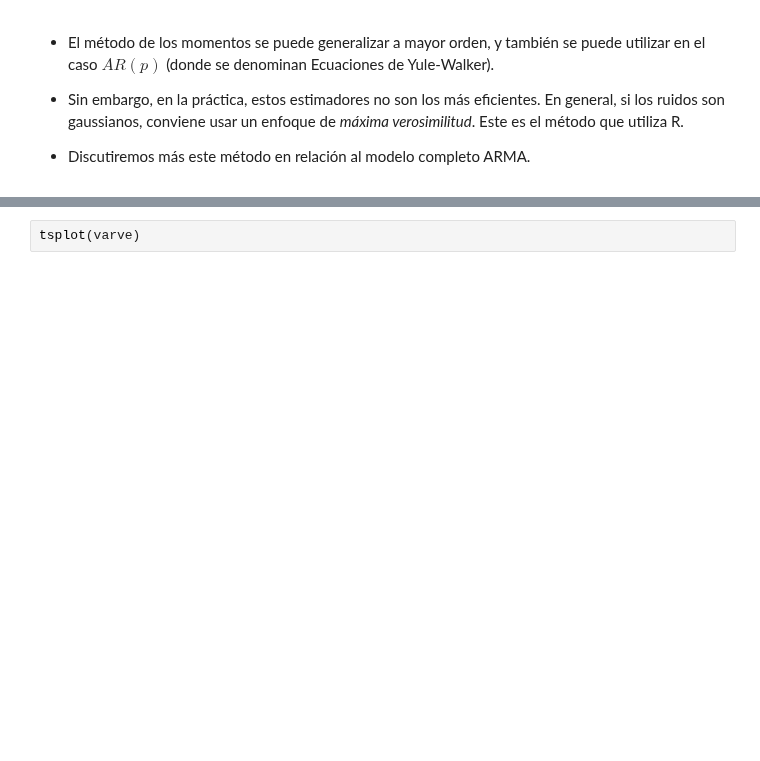
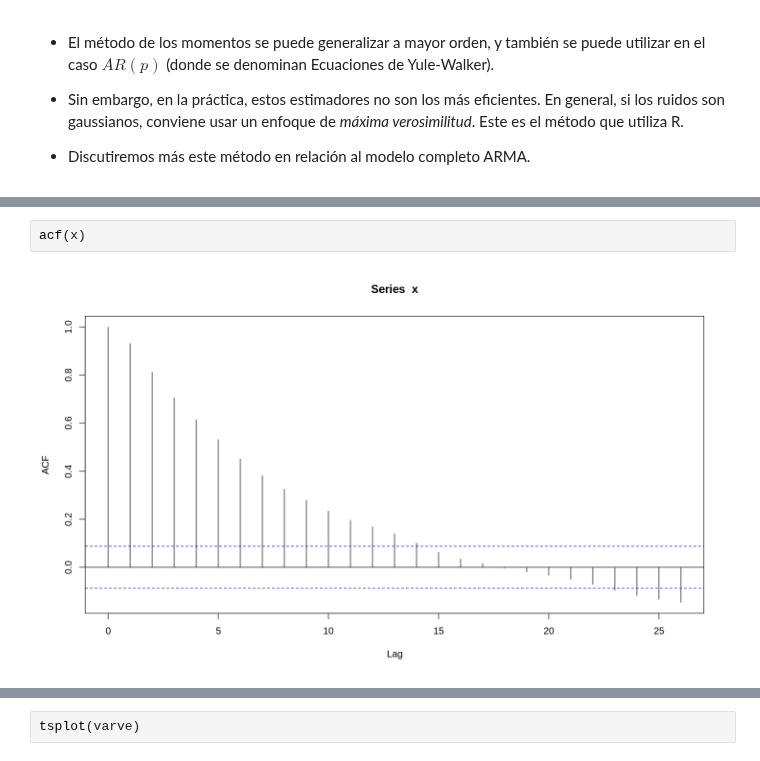
Before and after one commit to aferragu/curso_series_temporales, a Jupyter notebook: Modelos de media movil y ARMA.ipynb, the cells around one changed output, grey strips where cells are left out. Drawn from its saved outputs; the diff is of its cells as text; blank space fills up the shorter version.

```diff
--- a/Modelos de media movil y ARMA.ipynb
+++ b/Modelos de media movil y ARMA.ipynb
@@ -280,0 +302,4 @@ sigma^2 estimated as 1.03:  log likelihood = -717.1,  aic = 1438.21
+# %%
+acf(x)
+# %% [output]
+[figure, added]
```
Also changed, not shown: parts of 23 cells of this notebook, 1 other file.
